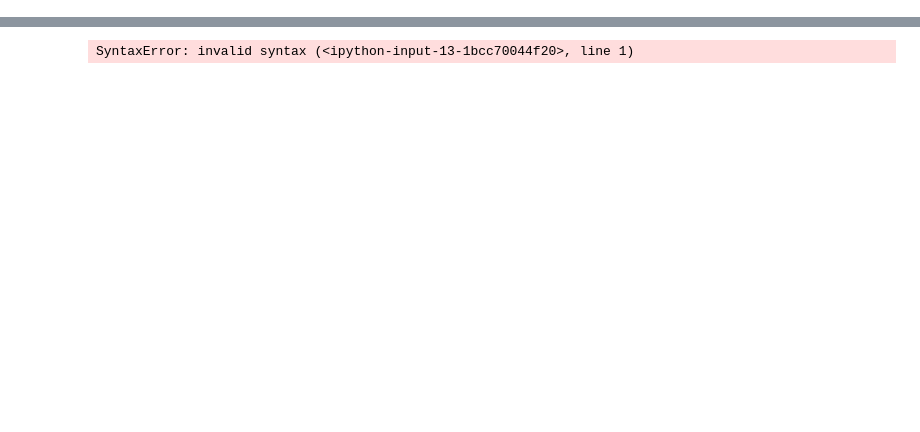
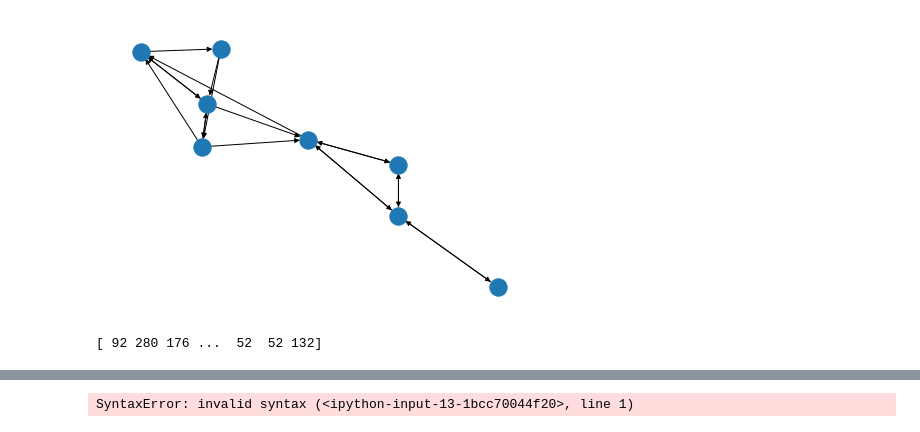
Before and after one commit to ch9nuk9/wbfm, a Jupyter notebook: example-feature-workflow/feature_alignment/Reference_pipeline_tests.ipynb, the cells around one changed output, grey strips where cells are left out. Saved outputs shown, nothing was run; the diff lists cells and outputs as text; code cells hidden in the pictures; blank space fills up the shorter version.

```diff
--- a/example-feature-workflow/feature_alignment/Reference_pipeline_tests.ipynb
+++ b/example-feature-workflow/feature_alignment/Reference_pipeline_tests.ipynb
@@ -102,0 +187,6 @@ for f0 in this_f0:
+# %%
+# All non-isolated nodes
+core_G = nx.k_core(big_G, 1)
+nx.draw(core_G)
+# %% [output]
+[figure, added]
@@ -102,0 +204,14 @@ for f0 in this_f0:
+# %%
+from sklearn.cluster import KMeans
+
+X = np.loadtxt("embedding.emb", skiprows=1) # load the embedding of the nodes of the graph
+#print(X)
+# sort the embedding based on node index in the first column in X
+X=X[X[:,0].argsort()];
+Z=X[0:X.shape[0],1:X.shape[1]]; # remove the node index from X and save in Z
+
+kmeans = KMeans(n_clusters=300, random_state=0).fit(Z) # apply kmeans on Z
+labels=kmeans.labels_  # get the cluster labels of the nodes.
+print(labels)
+# %% [output]
+[ 92 280 176 ...  52  52 132]
```
Also changed, not shown: parts of 20 cells of this notebook.
